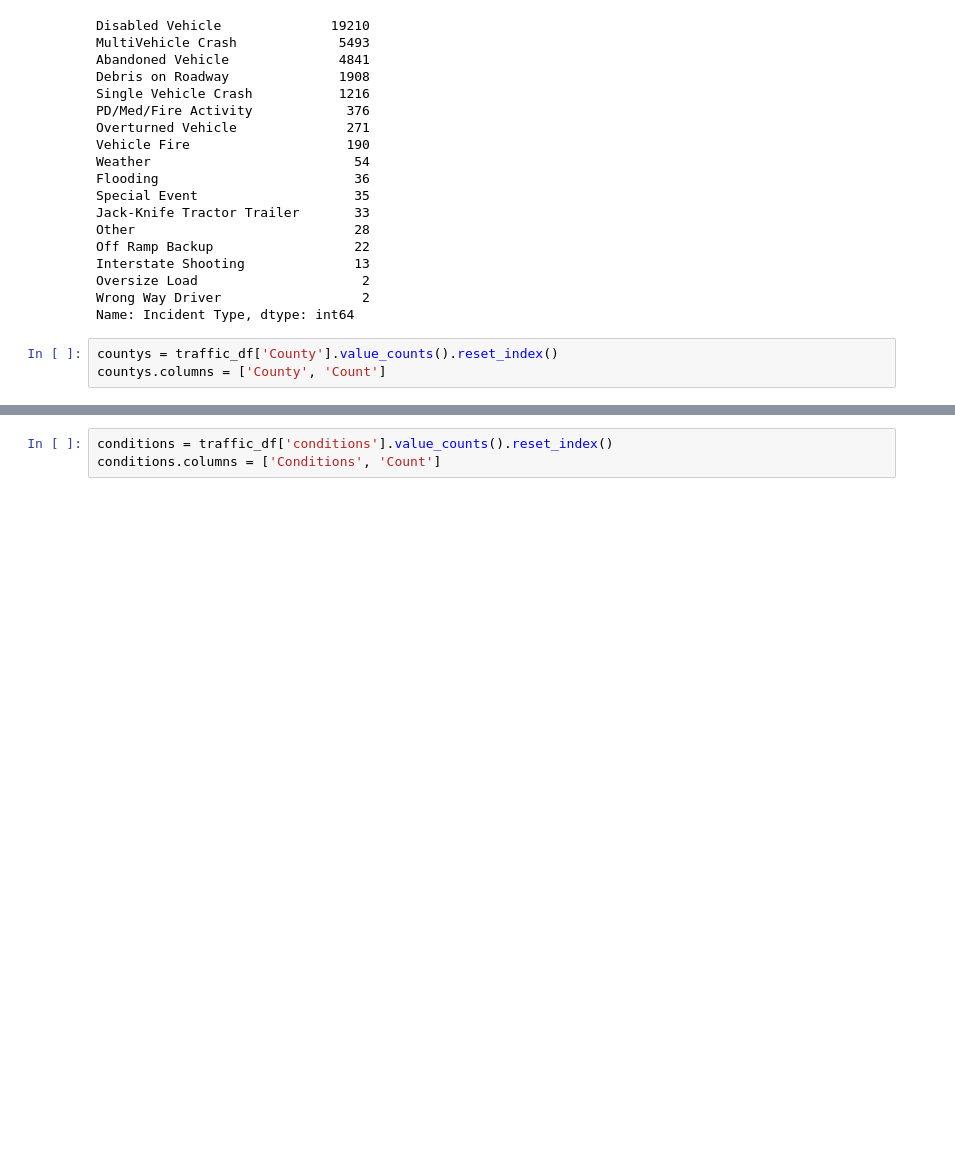
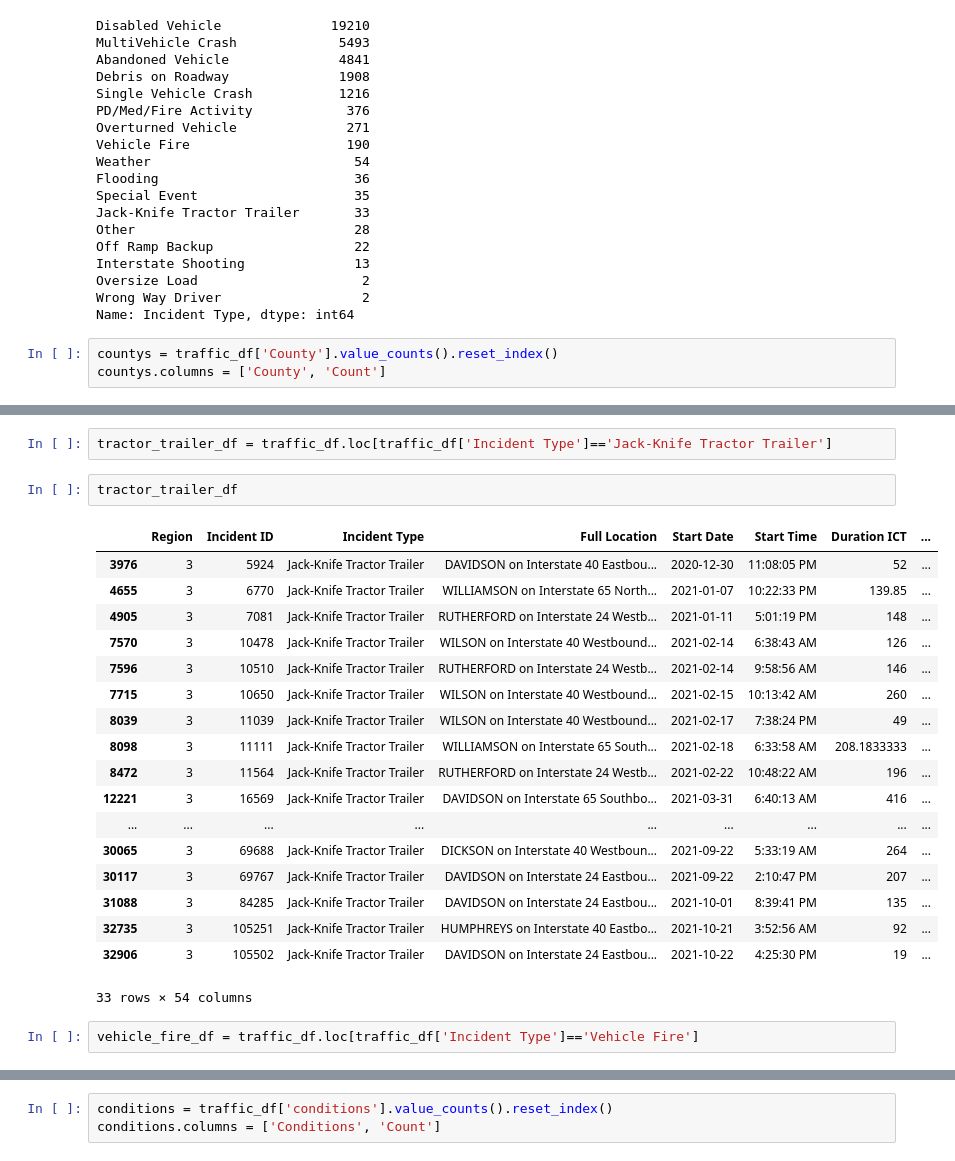
Before and after one commit to ssaggio/Capstone, a Jupyter notebook: notebook/Capstone_Suzanne.ipynb, the cells around one changed output, grey strips where cells are left out. Cells and saved outputs as stored; diff of their text form; blank space fills up the shorter version.

```diff
--- a/notebook/Capstone_Suzanne.ipynb
+++ b/notebook/Capstone_Suzanne.ipynb
@@ -232,0 +269,25 @@ countys.head(1)
+# %%
+tractor_trailer_df = traffic_df.loc[traffic_df['Incident Type']=='Jack-Knife Tractor Trailer']
+# %%
+tractor_trailer_df
+# %% [output]
+|  | Region | Incident ID | Incident Type | Full Location | Start Date | Start Time | Duration ICT | ... |
+| 3976 | 3 | 5924 | Jack-Knife Tractor Trailer | DAVIDSON on Interstate 40 Eastbou... | 2020-12-30 | 11:08:05 PM | 52 | ... |
+| 4655 | 3 | 6770 | Jack-Knife Tractor Trailer | WILLIAMSON on Interstate 65 North... | 2021-01-07 | 10:22:33 PM | 139.85 | ... |
+| 4905 | 3 | 7081 | Jack-Knife Tractor Trailer | RUTHERFORD on Interstate 24 Westb... | 2021-01-11 | 5:01:19 PM | 148 | ... |
+| 7570 | 3 | 10478 | Jack-Knife Tractor Trailer | WILSON on Interstate 40 Westbound... | 2021-02-14 | 6:38:43 AM | 126 | ... |
+| 7596 | 3 | 10510 | Jack-Knife Tractor Trailer | RUTHERFORD on Interstate 24 Westb... | 2021-02-14 | 9:58:56 AM | 146 | ... |
+| 7715 | 3 | 10650 | Jack-Knife Tractor Trailer | WILSON on Interstate 40 Westbound... | 2021-02-15 | 10:13:42 AM | 260 | ... |
+| 8039 | 3 | 11039 | Jack-Knife Tractor Trailer | WILSON on Interstate 40 Westbound... | 2021-02-17 | 7:38:24 PM | 49 | ... |
+| 8098 | 3 | 11111 | Jack-Knife Tractor Trailer | WILLIAMSON on Interstate 65 South... | 2021-02-18 | 6:33:58 AM | 208.1833333 | ... |
+| 8472 | 3 | 11564 | Jack-Knife Tractor Trailer | RUTHERFORD on Interstate 24 Westb... | 2021-02-22 | 10:48:22 AM | 196 | ... |
+| 12221 | 3 | 16569 | Jack-Knife Tractor Trailer | DAVIDSON on Interstate 65 Southbo... | 2021-03-31 | 6:40:13 AM | 416 | ... |
+| ... | ... | ... | ... | ... | ... | ... | ... | ... |
+| 30065 | 3 | 69688 | Jack-Knife Tractor Trailer | DICKSON on Interstate 40 Westboun... | 2021-09-22 | 5:33:19 AM | 264 | ... |
+| 30117 | 3 | 69767 | Jack-Knife Tractor Trailer | DAVIDSON on Interstate 24 Eastbou... | 2021-09-22 | 2:10:47 PM | 207 | ... |
+| 31088 | 3 | 84285 | Jack-Knife Tractor Trailer | DAVIDSON on Interstate 24 Eastbou... | 2021-10-01 | 8:39:41 PM | 135 | ... |
+| 32735 | 3 | 105251 | Jack-Knife Tractor Trailer | HUMPHREYS on Interstate 40 Eastbo... | 2021-10-21 | 3:52:56 AM | 92 | ... |
+| 32906 | 3 | 105502 | Jack-Knife Tractor Trailer | DAVIDSON on Interstate 24 Eastbou... | 2021-10-22 | 4:25:30 PM | 19 | ... |
+33 rows × 54 columns
+# %%
+vehicle_fire_df = traffic_df.loc[traffic_df['Incident Type']=='Vehicle Fire']
```
Also changed, not shown: parts of 77 cells of this notebook, 22 other files.
